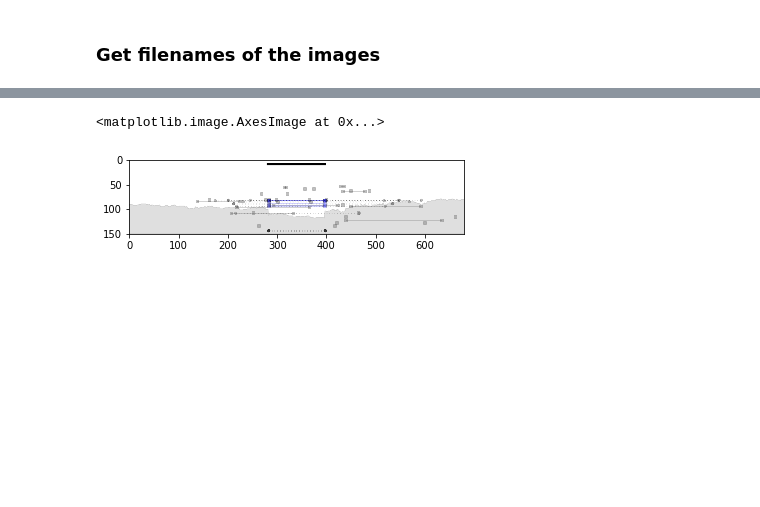
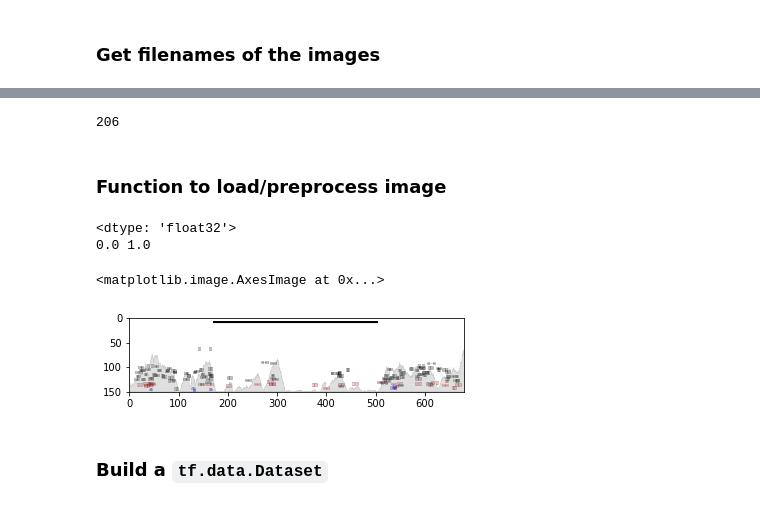
Before and after one commit to mchowdh200/samplot-ml, a Jupyter notebook: Data exploration.ipynb, the cells around one changed output, grey strips where cells are left out. Cells and saved outputs as stored; diff of their text form; code cells hidden in the pictures; blank space fills up the shorter version.

Commit message:
Wrote some example code to load images/labels and create a tf Dataset.

```diff
--- a/Data exploration.ipynb
+++ b/Data exploration.ipynb
@@ -26,3 +28,3 @@ def get_filenames(df):
 # %%
-df['filenames'] = df.apply(get_filenames, axis=1)
+df['filename'] = df.apply(get_filenames, axis=1)
 # %%
@@ -32,6 +39,31 @@ df.filenames.values[0]
+# %%
+def get_labels(df):
+    if df.SVTYPE == 'DEL' and df.score > 0.5:
+        return 1
+    else:
+        return 0
+# %%
+df['label'] = df.apply(get_labels, axis=1)
+# %%
+len(df[df.label != 1])
+# %% [output]
+206
+# %% [markdown]
+### Function to load/preprocess image
+# %%
+def load_image(path):
+    image = tf.io.read_file(path)
+    # most images are 3 channel, but there are some that are 1, and 4 channel
+    return tf.image.decode_png(image, channels=3)/255
 # %%
-x = plt.imread(f'./data/crop/{df.sample(n=1).filenames.values[0]}')
+x = load_image(df.sample(n=1).filename.values[0])
+print(x.dtype)
+print(np.min(x), np.max(x))
 plt.imshow(x)
 # %% [output]
-<matplotlib.image.AxesImage at 0x...>
+<dtype: 'float32'>
+0.0 1.0
+<matplotlib.image.AxesImage at 0x...>
-[figure, old version]
+[figure, new version]
+# %% [markdown]
+### Build a `tf.data.Dataset`
```
Also changed, not shown: parts of 12 cells of this notebook.
